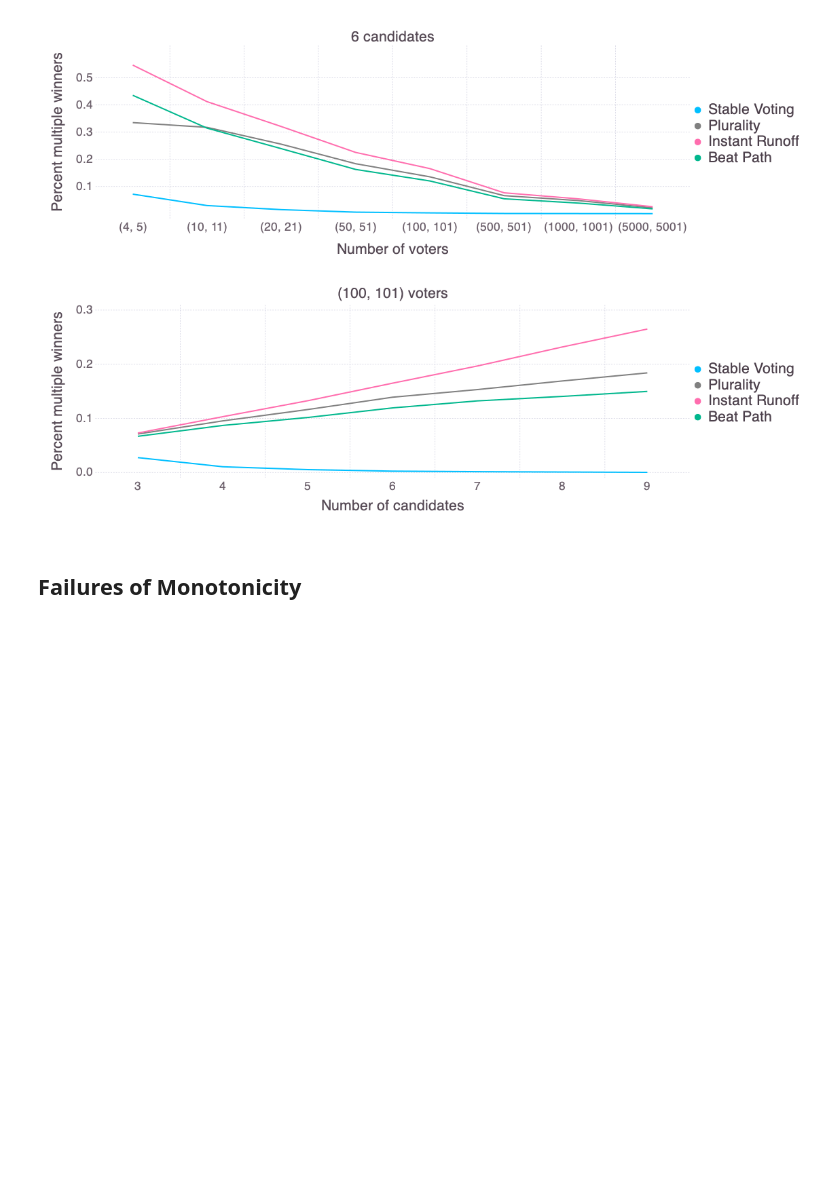
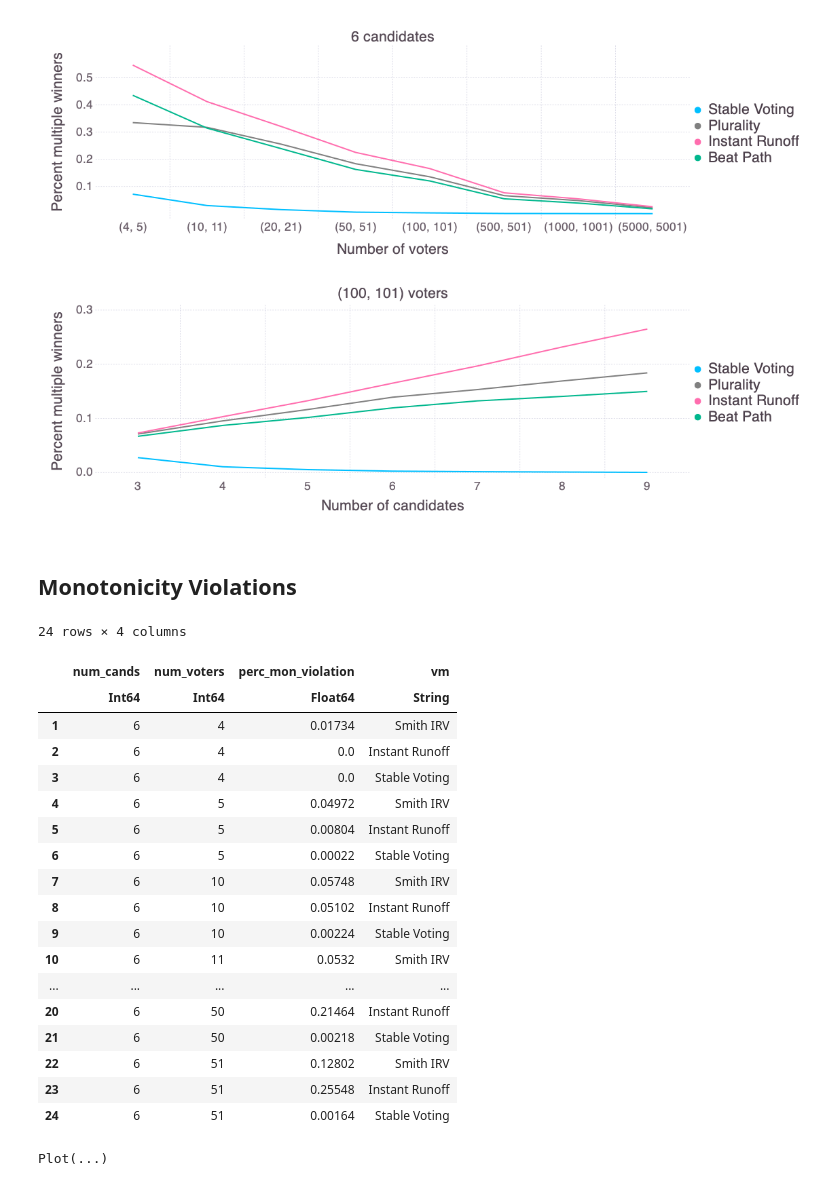
Before and after one commit to epacuit/stablevoting, a Jupyter notebook: 04-StableVoting_Julia.ipynb, the cells around one changed output. Drawn from its saved outputs; the diff is of its cells as text; code cells hidden in the pictures; blank space fills up the shorter version.

Commit message:
add monotonicity data

```diff
--- a/04-StableVoting_Julia.ipynb
+++ b/04-StableVoting_Julia.ipynb
@@ -978,7 +977,7 @@ draw(PDF("irresoluteness.pdf", 30cm, 22cm), p)
 # %% [output]
 [figure]
 # %% [markdown]
-## Failures of Monotonicity
+## Monotonicity Violations
 # %%
 
 function drop(b::Ballot, c, num_to_drop)
@@ -1298,3 +1189,28 @@ df
+# %%
+# if skipped the simulation, set filename to the data you want to display
+filename = "./data/monotonicity_violations"
+
+df = DataFrame(CSV.File(filename * ".csv"))
+# %% [output]
+24 rows × 4 columns
+|  | num_cands | num_voters | perc_mon_violation | vm |
+|  | Int64 | Int64 | Float64 | String |
+| 1 | 6 | 4 | 0.01734 | Smith IRV |
+| 2 | 6 | 4 | 0.0 | Instant Runoff |
+| 3 | 6 | 4 | 0.0 | Stable Voting |
+| 4 | 6 | 5 | 0.04972 | Smith IRV |
+| 5 | 6 | 5 | 0.00804 | Instant Runoff |
+| 6 | 6 | 5 | 0.00022 | Stable Voting |
+| 7 | 6 | 10 | 0.05748 | Smith IRV |
+| 8 | 6 | 10 | 0.05102 | Instant Runoff |
+| 9 | 6 | 10 | 0.00224 | Stable Voting |
+| 10 | 6 | 11 | 0.0532 | Smith IRV |
+| ... | ... | ... | ... | ... |
+| 20 | 6 | 50 | 0.21464 | Instant Runoff |
+| 21 | 6 | 50 | 0.00218 | Stable Voting |
+| 22 | 6 | 51 | 0.12802 | Smith IRV |
+| 23 | 6 | 51 | 0.25548 | Instant Runoff |
+| 24 | 6 | 51 | 0.00164 | Stable Voting |
 # %%
 df = DataFrame(CSV.File(filename * ".csv"))
 
@@ -1337,3 +1253,5 @@ p2 = Gadfly.plot(
 
 display(p2)
 draw(PDF(filename * ".pdf", 30cm, 10cm), p2)
+# %% [output]
+Plot(...)
```
Also changed, not shown: parts of 3 cells of this notebook, 6 other files.
